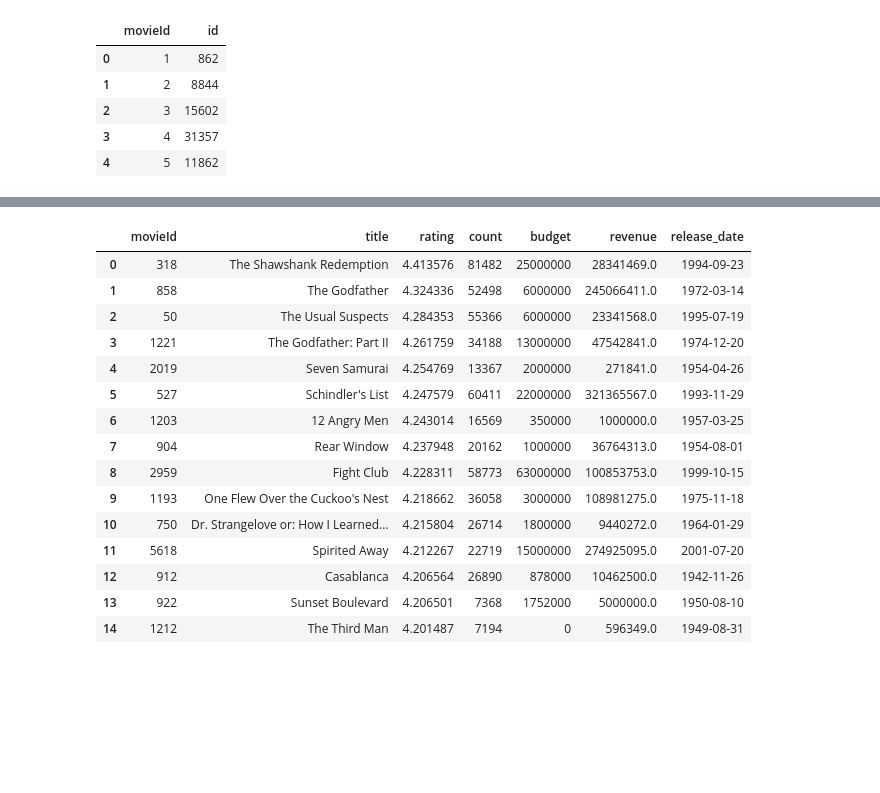
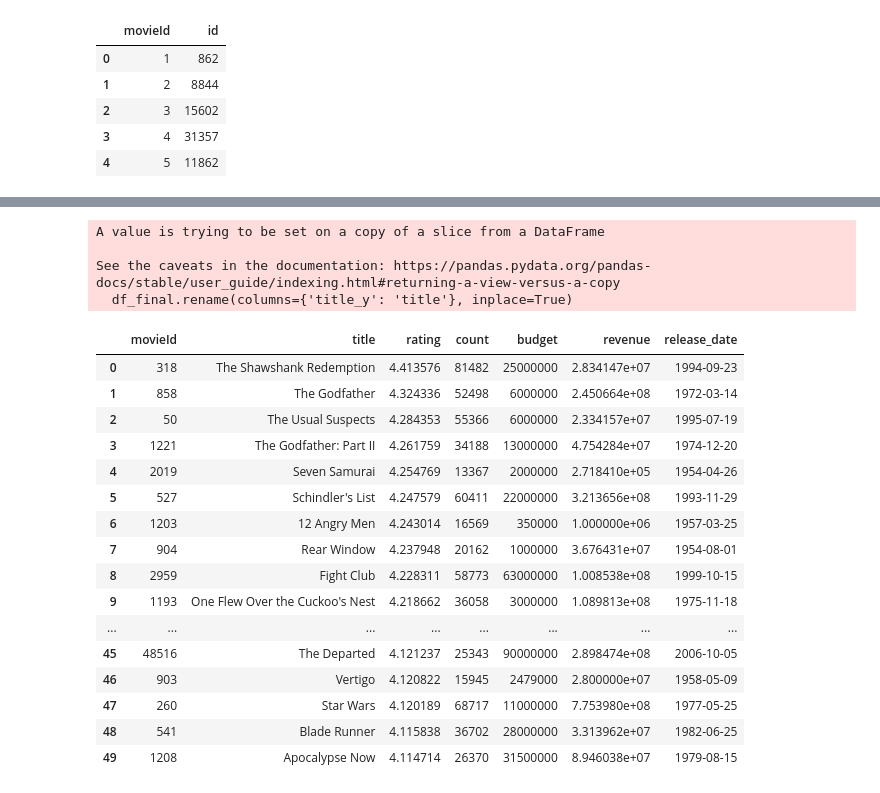
Before and after one commit to mvillarios/dashboard, a Jupyter notebook: proyecto.ipynb, the cells around one changed output, grey strips where cells are left out. Saved outputs shown, nothing was run; the diff lists cells and outputs as text; code cells hidden in the pictures; blank space fills up the shorter version.

```diff
--- a/proyecto.ipynb
+++ b/proyecto.ipynb
@@ -115,12 +119,10 @@ print("Archivo cargado correctamente")
 # %% [output]
 Archivo cargado correctamente
 # %%
-df_movies_meta = df_movies_meta[['id', 'title', 'budget', 'revenue', 'release_date']]
+df_movies_meta = df_movies_metadata
 
 # Eliminar fila con id 1997-08-20
 
 df_movies_meta.drop(df_movies_meta[df_movies_meta['id'].astype(str).str.contains('-')].index, inplace=True)
 
 df_movies_meta['id'] = df_movies_meta['id'].astype(int)
-
-df_movies_meta.head()
@@ -157,9 +152,4 @@ df_links.head()
 | 4 | 5 | 11862 |
 # %%
 # Concatena los df de links y movies_meta usando Concat
-
 df_movies_meta_link = pd.merge(df_movies_meta, df_links, on='id')
-
-df_movies_meta_link.drop(['id'], axis=1, inplace=True)
-
-df_movies_meta_link.head()
@@ -173,4 +156,6 @@ df_movies_meta_link.head()
 # %%
 # Une el df filtrado y el df de movies_meta usando merge
+# Ocupar este dataframe para crear otros dataframes
+df_final_usable = df_movies_rating_filtered.merge(df_movies_meta_link, on='movieId')
 
-df_final = df_movies_rating_filtered.merge(df_movies_meta_link, on='movieId')
+df_final_usable.head()
@@ -177,23 +170,29 @@ df_final = df_movies_rating_filtered.merge(df_movies_meta_link, on='movieId')
 # %%
-df_final = df_final[['movieId', 'title_y', 'rating', 'count', 'budget', 'revenue', 'release_date']]
+df_final = df_final_usable[['movieId', 'title_y', 'rating', 'count', 'budget', 'revenue', 'release_date']]
 
 df_final.rename(columns={'title_y': 'title'}, inplace=True)
+# %% [output]
+A value is trying to be set on a copy of a slice from a DataFrame
+
+See the caveats in the documentation: https://pandas.pydata.org/pandas-docs/stable/user_guide/indexing.html#returning-a-view-versus-a-copy
+  df_final.rename(columns={'title_y': 'title'}, inplace=True)
 # %%
-df_final.head(15)
+df_final.head(50)
 # %% [output]
 |  | movieId | title | rating | count | budget | revenue | release_date |
-| 0 | 318 | The Shawshank Redemption | 4.413576 | 81482 | 25000000 | 28341469.0 | 1994-09-23 |
-| 1 | 858 | The Godfather | 4.324336 | 52498 | 6000000 | 245066411.0 | 1972-03-14 |
-| 2 | 50 | The Usual Suspects | 4.284353 | 55366 | 6000000 | 23341568.0 | 1995-07-19 |
-| 3 | 1221 | The Godfather: Part II | 4.261759 | 34188 | 13000000 | 47542841.0 | 1974-12-20 |
-| 4 | 2019 | Seven Samurai | 4.254769 | 13367 | 2000000 | 271841.0 | 1954-04-26 |
-| 5 | 527 | Schindler's List | 4.247579 | 60411 | 22000000 | 321365567.0 | 1993-11-29 |
-| 6 | 1203 | 12 Angry Men | 4.243014 | 16569 | 350000 | 1000000.0 | 1957-03-25 |
-| 7 | 904 | Rear Window | 4.237948 | 20162 | 1000000 | 36764313.0 | 1954-08-01 |
-| 8 | 2959 | Fight Club | 4.228311 | 58773 | 63000000 | 100853753.0 | 1999-10-15 |
-| 9 | 1193 | One Flew Over the Cuckoo's Nest | 4.218662 | 36058 | 3000000 | 108981275.0 | 1975-11-18 |
-| 10 | 750 | Dr. Strangelove or: How I Learned... | 4.215804 | 26714 | 1800000 | 9440272.0 | 1964-01-29 |
-| 11 | 5618 | Spirited Away | 4.212267 | 22719 | 15000000 | 274925095.0 | 2001-07-20 |
-| 12 | 912 | Casablanca | 4.206564 | 26890 | 878000 | 10462500.0 | 1942-11-26 |
-| 13 | 922 | Sunset Boulevard | 4.206501 | 7368 | 1752000 | 5000000.0 | 1950-08-10 |
-| 14 | 1212 | The Third Man | 4.201487 | 7194 | 0 | 596349.0 | 1949-08-31 |
+| 0 | 318 | The Shawshank Redemption | 4.413576 | 81482 | 25000000 | 2.834147e+07 | 1994-09-23 |
+| 1 | 858 | The Godfather | 4.324336 | 52498 | 6000000 | 2.450664e+08 | 1972-03-14 |
+| 2 | 50 | The Usual Suspects | 4.284353 | 55366 | 6000000 | 2.334157e+07 | 1995-07-19 |
+| 3 | 1221 | The Godfather: Part II | 4.261759 | 34188 | 13000000 | 4.754284e+07 | 1974-12-20 |
+| 4 | 2019 | Seven Samurai | 4.254769 | 13367 | 2000000 | 2.718410e+05 | 1954-04-26 |
+| 5 | 527 | Schindler's List | 4.247579 | 60411 | 22000000 | 3.213656e+08 | 1993-11-29 |
+| 6 | 1203 | 12 Angry Men | 4.243014 | 16569 | 350000 | 1.000000e+06 | 1957-03-25 |
+| 7 | 904 | Rear Window | 4.237948 | 20162 | 1000000 | 3.676431e+07 | 1954-08-01 |
+| 8 | 2959 | Fight Club | 4.228311 | 58773 | 63000000 | 1.008538e+08 | 1999-10-15 |
+| 9 | 1193 | One Flew Over the Cuckoo's Nest | 4.218662 | 36058 | 3000000 | 1.089813e+08 | 1975-11-18 |
+| ... | ... | ... | ... | ... | ... | ... | ... |
+| 45 | 48516 | The Departed | 4.121237 | 25343 | 90000000 | 2.898474e+08 | 2006-10-05 |
+| 46 | 903 | Vertigo | 4.120822 | 15945 | 2479000 | 2.800000e+07 | 1958-05-09 |
+| 47 | 260 | Star Wars | 4.120189 | 68717 | 11000000 | 7.753980e+08 | 1977-05-25 |
+| 48 | 541 | Blade Runner | 4.115838 | 36702 | 28000000 | 3.313962e+07 | 1982-06-25 |
+| 49 | 1208 | Apocalypse Now | 4.114714 | 26370 | 31500000 | 8.946038e+07 | 1979-08-15 |
```
Also changed, not shown: parts of 16 cells of this notebook, 2 other files.
